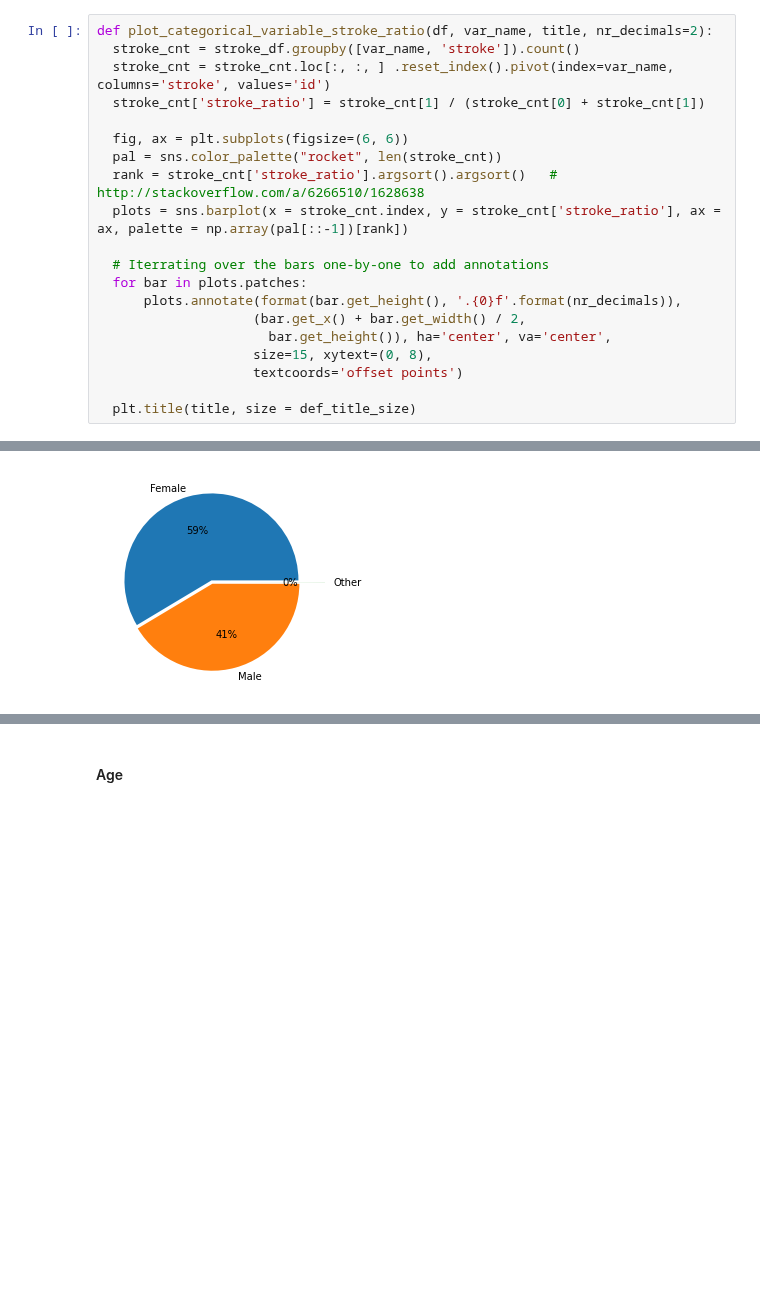
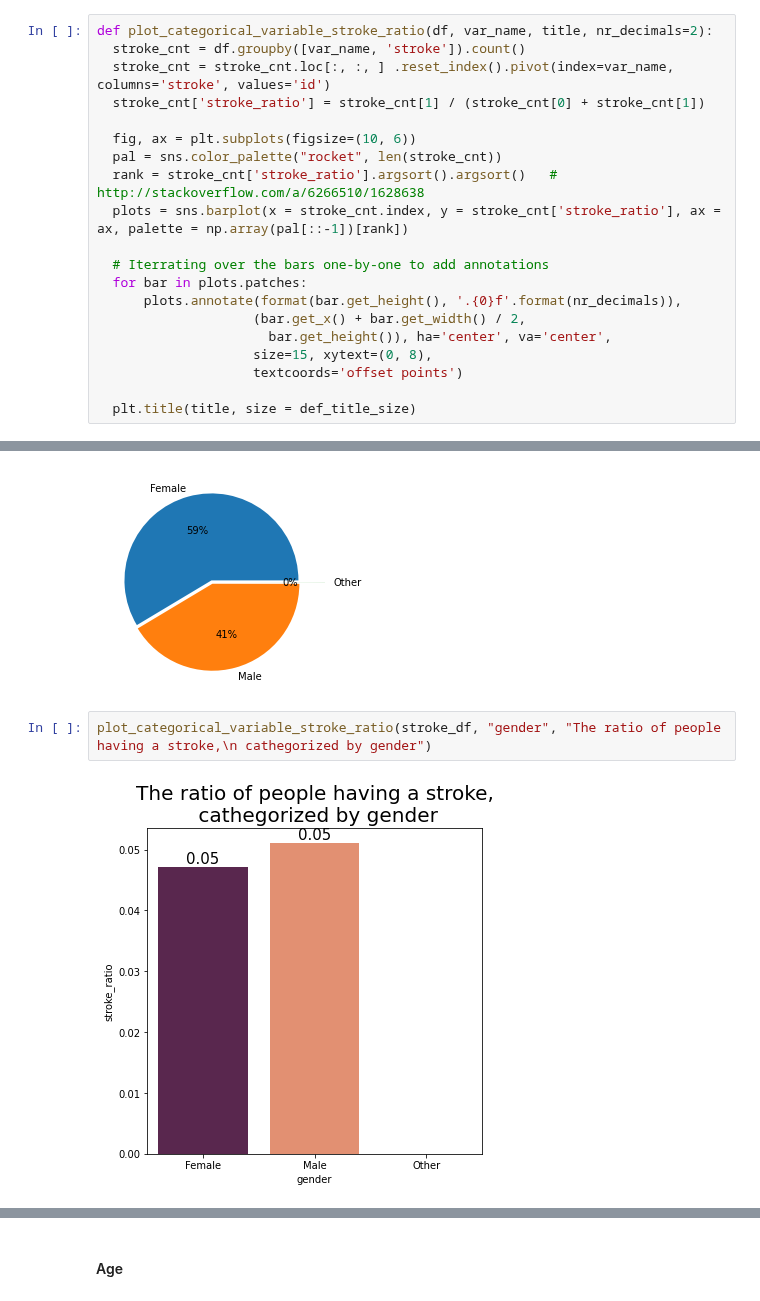
Before and after one commit to bori00/Stroke-Predictor, a Jupyter notebook: Stroke_Predictor.ipynb, the cells around one changed output, grey strips where cells are left out. Drawn from its saved outputs; the diff is of its cells as text; blank space fills up the shorter version.

Commit message:
Completed data visualization

```diff
--- a/Stroke_Predictor.ipynb
+++ b/Stroke_Predictor.ipynb
@@ -110,11 +110,11 @@ def plot_continuous_variable_stroke_ratio(df, var_name, no_quantiles, title, xti
   plt.title(title, size = def_title_size)
 # %%
 def plot_categorical_variable_stroke_ratio(df, var_name, title, nr_decimals=2):
-  stroke_cnt = stroke_df.groupby([var_name, 'stroke']).count()
+  stroke_cnt = df.groupby([var_name, 'stroke']).count()
   stroke_cnt = stroke_cnt.loc[:, :, ] .reset_index().pivot(index=var_name, columns='stroke', values='id')
   stroke_cnt['stroke_ratio'] = stroke_cnt[1] / (stroke_cnt[0] + stroke_cnt[1])
 
-  fig, ax = plt.subplots(figsize=(6, 6))
+  fig, ax = plt.subplots(figsize=(10, 6))
   pal = sns.color_palette("rocket", len(stroke_cnt))
   rank = stroke_cnt['stroke_ratio'].argsort().argsort()   # http://stackoverflow.com/a/6266510/1628638
   plots = sns.barplot(x = stroke_cnt.index, y = stroke_cnt['stroke_ratio'], ax = ax, palette = np.array(pal[::-1])[rank])
@@ -155,3 +169,7 @@ plt.pie(gender_value_counts.array, labels=gender_value_counts.index, autopct = '
 plt.show()
 # %% [output]
 [figure]
+# %%
+plot_categorical_variable_stroke_ratio(stroke_df, "gender", "The ratio of people having a stroke,\n cathegorized by gender")
+# %% [output]
+[figure, added]
```
Also changed, not shown: parts of 28 cells of this notebook.
